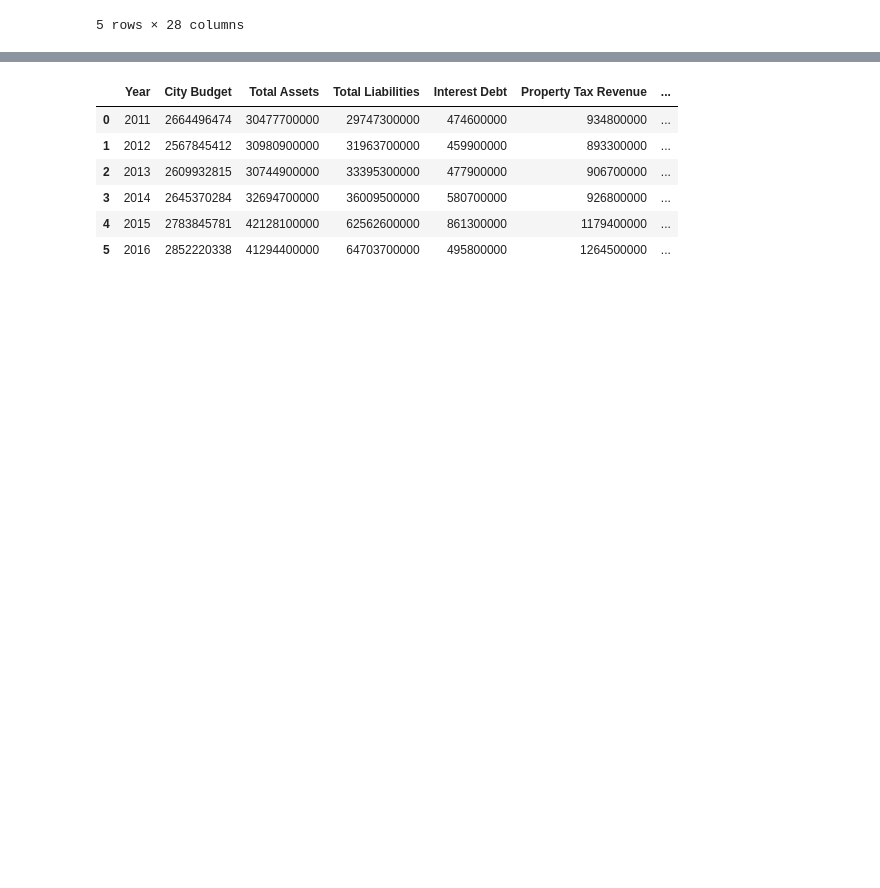
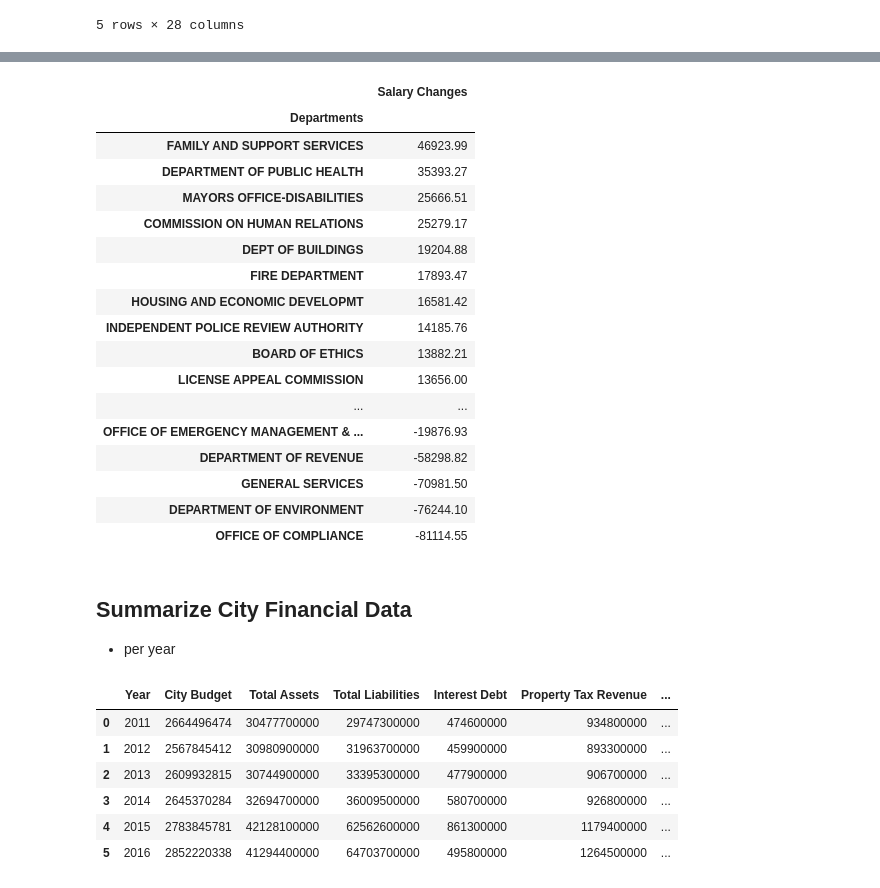
Before and after one commit to Tintin577/chicago_financials, a Jupyter notebook: Project_1_csv.ipynb, the cells around one changed output, grey strips where cells are left out. Saved outputs shown, nothing was run; the diff lists cells and outputs as text; code cells hidden in the pictures; blank space fills up the shorter version.

```diff
--- a/Project_1_csv.ipynb
+++ b/Project_1_csv.ipynb
@@ -319,3 +432,53 @@ dep_salaries
+# %%
+# empty list to append salary changes
+salary_changes = []
+
+# list of departments for the dataframe
+departments = dep_salaries.index
+
+# Calculate department salary changes between 2011 and 2017
+for x in range(0, len(dep_budgets)):
+    diff = dep_salaries.iloc[x, 6] - dep_salaries.iloc[x, 0]
+    salary_changes.append(diff)
+
+# create a dataframe for the salary changes
+diff_salaries = pd.DataFrame({"Departments": departments,
+                            "Salary Changes": salary_changes})
+# %%
+# save a sorted version of the dataframe
+diff_salaries_sorted = diff_salaries[["Departments", "Salary Changes"]]
+diff_salaries_sorted = diff_salaries_sorted.sort_values("Salary Changes", ascending=False)
+
+# reset the index and print the dataframe
+diff_salaries_sorted = diff_salaries_sorted.set_index("Departments")
+
+# write the dataframe to a csv
+diff_salaries_sorted.to_csv("diff_salaries_sorted.csv", index=True)
+
+diff_salaries_sorted
+# %% [output]
+|  | Salary Changes |
+| Departments |  |
+| FAMILY AND SUPPORT SERVICES | 46923.99 |
+| DEPARTMENT OF PUBLIC HEALTH | 35393.27 |
+| MAYORS OFFICE-DISABILITIES | 25666.51 |
+| COMMISSION ON HUMAN RELATIONS | 25279.17 |
+| DEPT OF BUILDINGS | 19204.88 |
+| FIRE DEPARTMENT | 17893.47 |
+| HOUSING AND ECONOMIC DEVELOPMT | 16581.42 |
+| INDEPENDENT POLICE REVIEW AUTHORITY | 14185.76 |
+| BOARD OF ETHICS | 13882.21 |
+| LICENSE APPEAL COMMISSION | 13656.00 |
+| ... | ... |
+| OFFICE OF EMERGENCY MANAGEMENT & ... | -19876.93 |
+| DEPARTMENT OF REVENUE | -58298.82 |
+| GENERAL SERVICES | -70981.50 |
+| DEPARTMENT OF ENVIRONMENT | -76244.10 |
+| OFFICE OF COMPLIANCE | -81114.55 |
+# %% [markdown]
+## Summarize City Financial Data
+
+- per year
 # %%
 fin_years = [2011, 2012, 2013, 2014, 2015, 2016]
 
```
Also changed, not shown: parts of 25 cells of this notebook, 7 other files.
